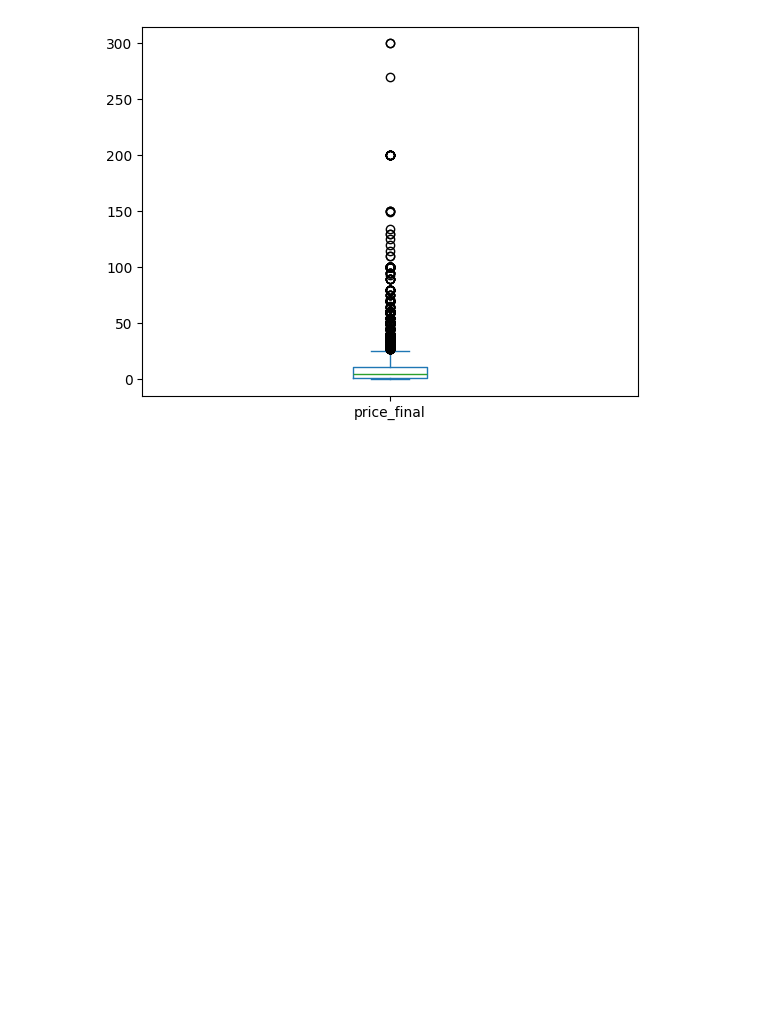
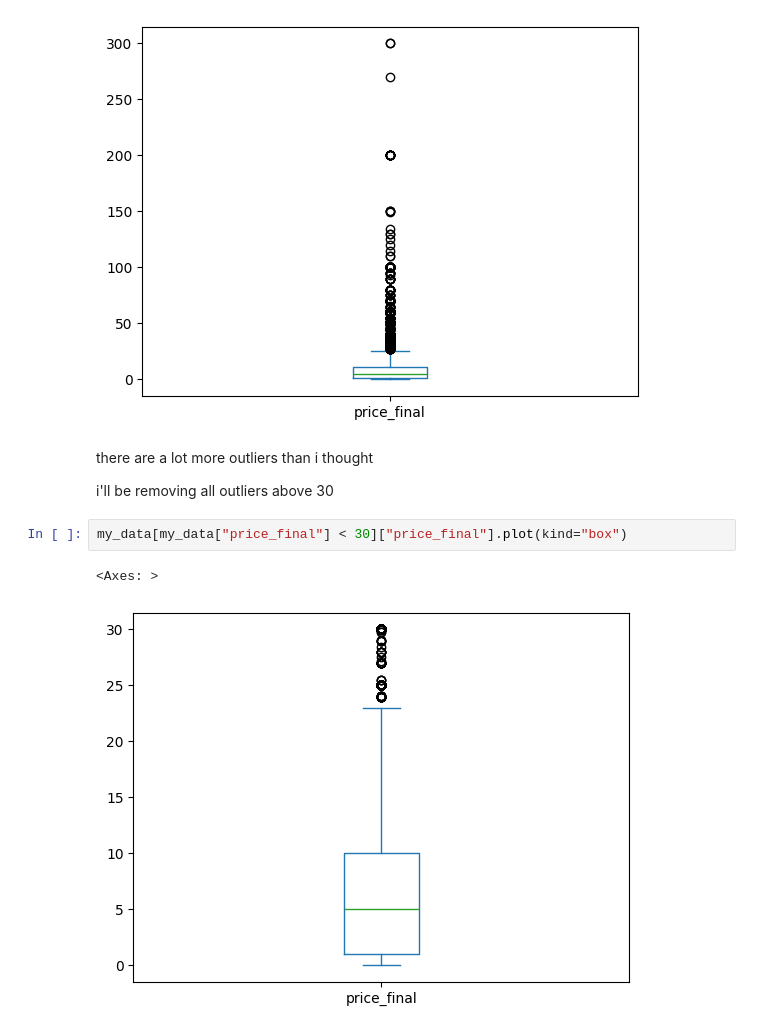
Before and after one commit to oldmartijntje/avans1.4-portfolio, a Jupyter notebook: assignment 6.ipynb, the cells around one changed output. Saved outputs shown, nothing was run; the diff lists cells and outputs as text; blank space fills up the shorter version.

```diff
--- a/assignment 6.ipynb
+++ b/assignment 6.ipynb
@@ -153,3 +153,12 @@ my_data["price_final"].plot(kind="box")
 # %% [output]
 <Axes: >
 [figure]
+# %% [markdown]
+there are a lot more outliers than i thought
+
+i'll be removing all outliers above 30
+# %%
+my_data[my_data["price_final"] < 30]["price_final"].plot(kind="box")
+# %% [output]
+<Axes: >
+[figure, added]
```
Also changed, not shown: parts of 14 cells of this notebook, 2 other files.
